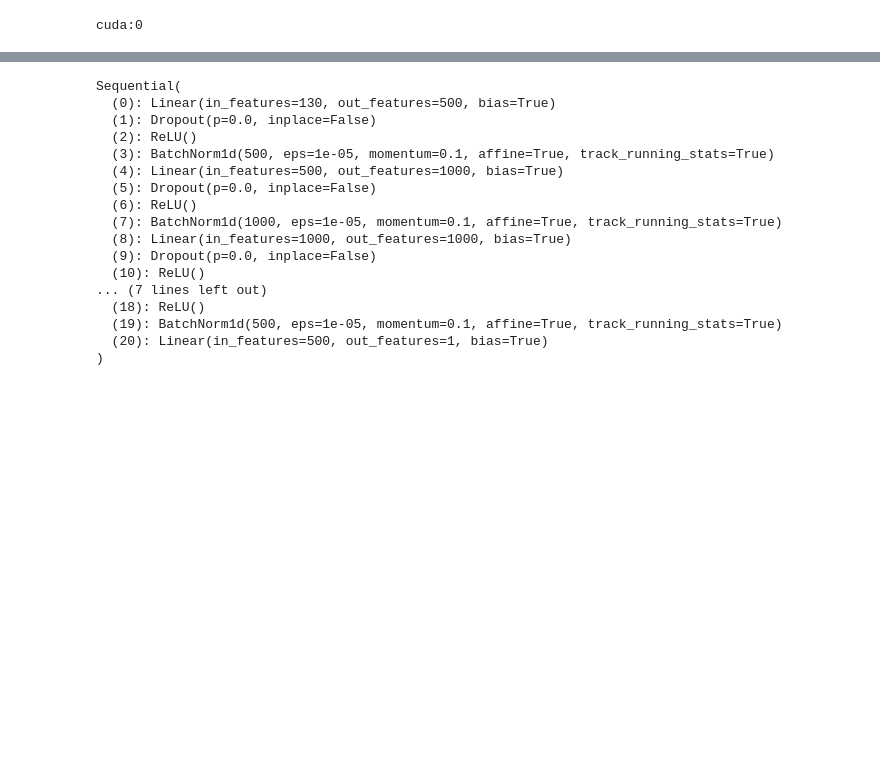
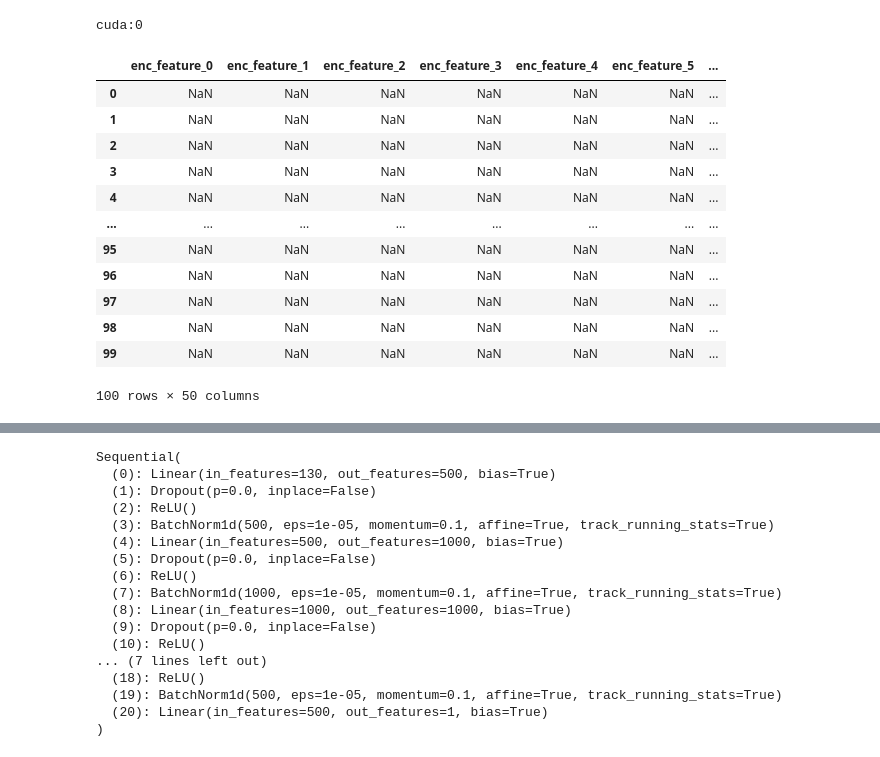
Before and after one commit to mcXrd/janestreet, a Jupyter notebook: janestreet_1.ipynb, the cells around one changed output, grey strips where cells are left out. Saved outputs shown, nothing was run; the diff lists cells and outputs as text; code cells hidden in the pictures; blank space fills up the shorter version.

```diff
--- a/janestreet_1.ipynb
+++ b/janestreet_1.ipynb
@@ -11,6 +11,23 @@ device = torch.device("cuda:0" if torch.cuda.is_available() else "cpu")
 print(device)
 # %% [output]
 cuda:0
+# %%
+df = pd.read_csv("/home/vaclavmatejka/devel/janestreet/model_7_create_df_with_encoded_data/encoded.csv", nrows=10000)
+df.loc[:,"enc_feature_0":"enc_feature_49"]
+# %% [output]
+|  | enc_feature_0 | enc_feature_1 | enc_feature_2 | enc_feature_3 | enc_feature_4 | enc_feature_5 | ... |
+| 0 | NaN | NaN | NaN | NaN | NaN | NaN | ... |
+| 1 | NaN | NaN | NaN | NaN | NaN | NaN | ... |
+| 2 | NaN | NaN | NaN | NaN | NaN | NaN | ... |
+| 3 | NaN | NaN | NaN | NaN | NaN | NaN | ... |
+| 4 | NaN | NaN | NaN | NaN | NaN | NaN | ... |
+| ... | ... | ... | ... | ... | ... | ... | ... |
+| 95 | NaN | NaN | NaN | NaN | NaN | NaN | ... |
+| 96 | NaN | NaN | NaN | NaN | NaN | NaN | ... |
+| 97 | NaN | NaN | NaN | NaN | NaN | NaN | ... |
+| 98 | NaN | NaN | NaN | NaN | NaN | NaN | ... |
+| 99 | NaN | NaN | NaN | NaN | NaN | NaN | ... |
+100 rows × 50 columns
 # %%
 t = torch.tensor([1.0,2000.0,3.0])
 noise = torch.randn_like(t)
```
Also changed, not shown: parts of 9 cells of this notebook, 1 other file.
